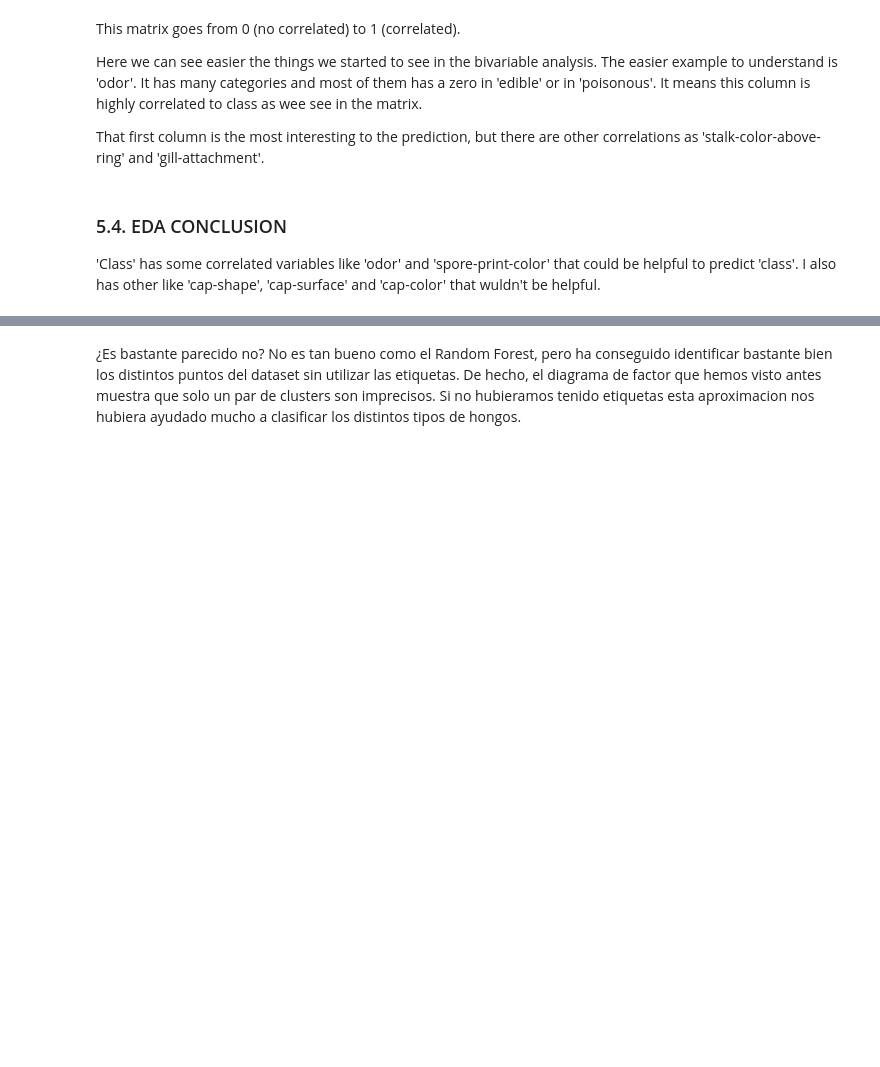
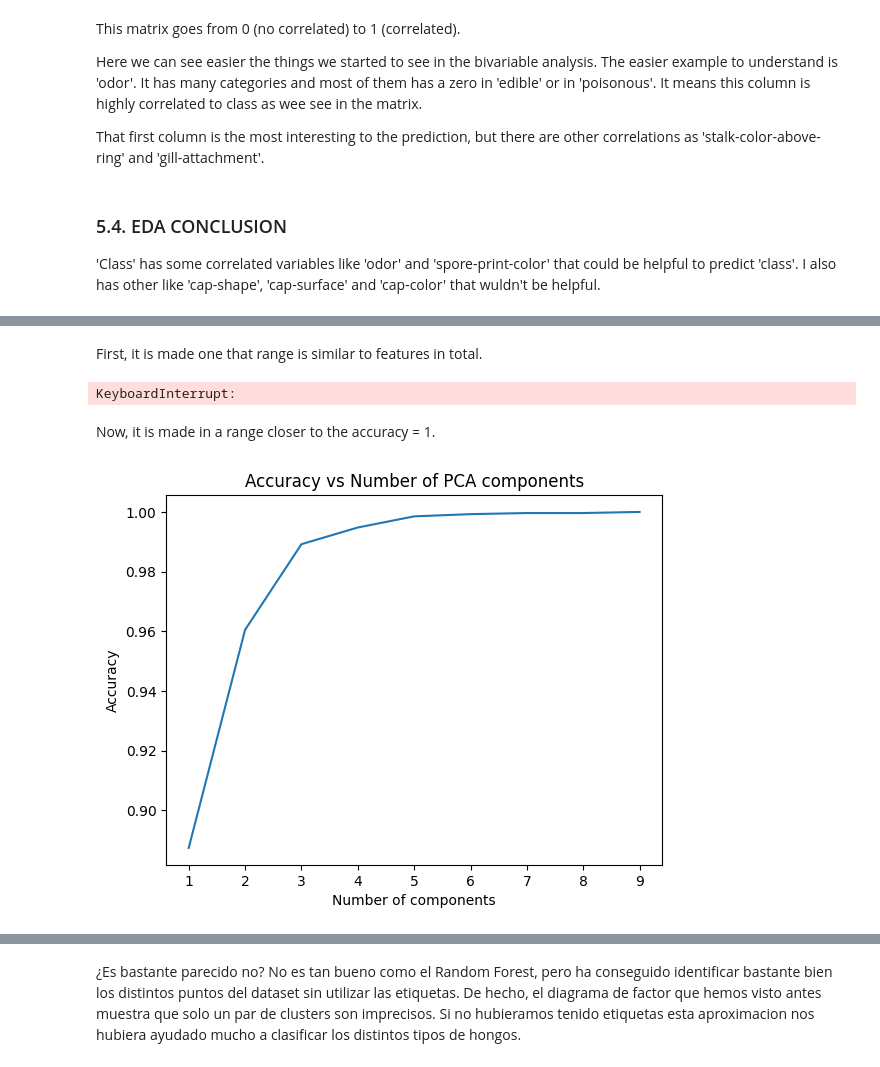
Before and after one commit to rociolozanocaro/unsupervised_modeling, a Jupyter notebook: notebooks/p9_unsupervised_rocio.ipynb, the cells around one changed output, grey strips where cells are left out. Cells and saved outputs as stored; diff of their text form; code cells hidden in the pictures; blank space fills up the shorter version.

```diff
--- a/notebooks/p9_unsupervised_rocio.ipynb
+++ b/notebooks/p9_unsupervised_rocio.ipynb
@@ -598,0 +574,64 @@ Vamos a ver qué tal queda esto pintado. Para ello, repetimos el scatterplot de
+# %% [markdown]
+First, it is made one that range is similar to features in total.
+# %%
+n_features = range(1,110) # defining a range of values to test
+scores = []
+
+for n in n_features:
+
+    # PCA on X_train
+    # 1. Defining PCA
+    pca = PCA(n_components=n)
+    # 2. Fitting (learning) and transforming PCA over X_train
+    X_train_pca = pca.fit_transform(X_train) #fit and transform
+    X_test_pca = pca.transform(X_test) #only transform
+
+    # Training Random Forest
+    # 1. Defining RF
+    rf = RandomForestClassifier(n_estimators=100, random_state=42)
+    # 2. Entrenar clasificador
+    rf.fit(X_train_pca, y_train)
+    # Guardar el score
+    y_pred = rf.predict(X_test_pca)
+    accuracy = accuracy_score(y_test, y_pred)
+    scores.append(accuracy)
+
+sns.lineplot(x=n_features, y=scores)
+plt.xlabel('Number of components')
+plt.ylabel('Accuracy')
+plt.title('Accuracy vs Number of PCA components')
+plt.show()
+# %% [output]
+KeyboardInterrupt:
+# %% [markdown]
+Now, it is made in a range closer to the accuracy = 1.
+# %%
+n_features = range(1,10) # defining a range of values to test
+scores = []
+
+for n in n_features:
+
+    # PCA on X_train
+    # 1. Defining PCA
+    pca = PCA(n_components=n)
+    # 2. Fitting (learning) and transforming PCA over X_train
+    X_train_pca = pca.fit_transform(X_train) #fit and transform
+    X_test_pca = pca.transform(X_test) #only transform
+
+    # Training Random Forest
+    # 1. Defining RF
+    rf = RandomForestClassifier(n_estimators=100, random_state=42)
+    # 2. Entrenar clasificador
+    rf.fit(X_train_pca, y_train)
+    # Guardar el score
+    y_pred = rf.predict(X_test_pca)
+    accuracy = accuracy_score(y_test, y_pred)
+    scores.append(accuracy)
+
+sns.lineplot(x=n_features, y=scores)
+plt.xlabel('Number of components')
+plt.ylabel('Accuracy')
+plt.title('Accuracy vs Number of PCA components')
+plt.show()
+# %% [output]
+[figure, added]
```
Also changed, not shown: parts of 57 cells of this notebook.
